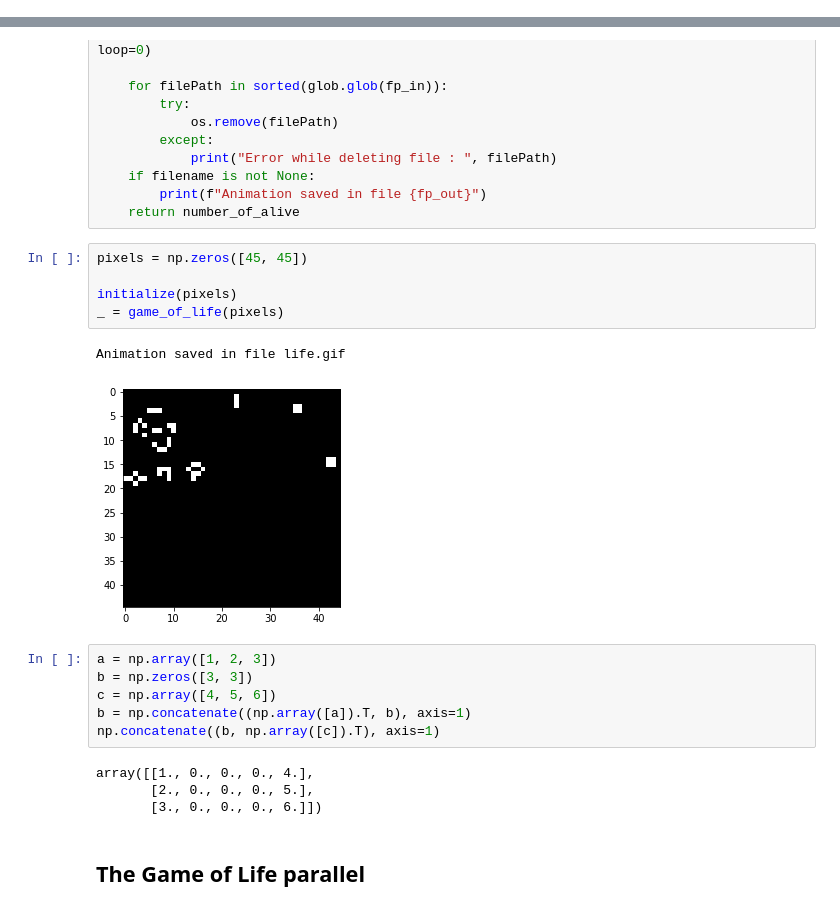
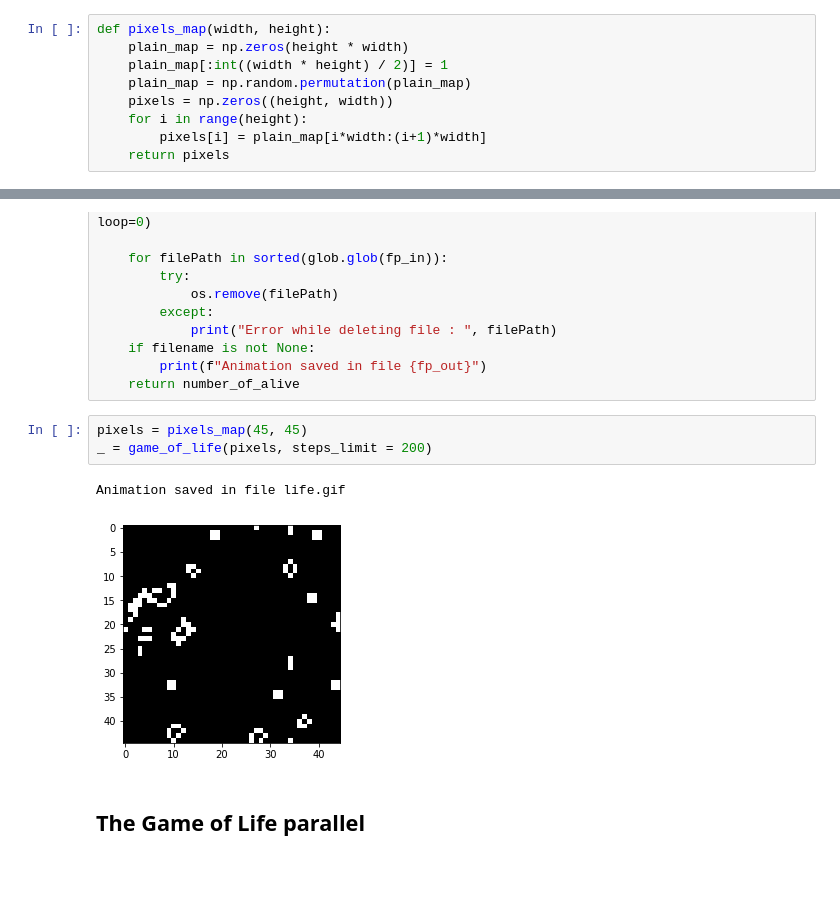
Before and after one commit to RuS2m/HPPL, a Jupyter notebook: HW9/Conway's Game of Life 9.ipynb, the cells around one changed output, grey strips where cells are left out. Cells and saved outputs as stored; diff of their text form; blank space fills up the shorter version.

```diff
--- a/HW9/Conway's Game of Life 9.ipynb
+++ b/HW9/Conway's Game of Life 9.ipynb
@@ -42,3 +26,12 @@ def initialize(pixels):
+# %%
+def pixels_map(width, height):
+    plain_map = np.zeros(height * width)
+    plain_map[:int((width * height) / 2)] = 1
+    plain_map = np.random.permutation(plain_map)
+    pixels = np.zeros((height, width))
+    for i in range(height):
+        pixels[i] = plain_map[i*width:(i+1)*width]
+    return pixels
 # %%
 def game_of_life(pixels, steps_limit = 100, filename='life'):
     step = 0
@@ -85,23 +78,11 @@ def game_of_life(pixels, steps_limit = 100, filename='life'):
         print(f"Animation saved in file {fp_out}")
     return number_of_alive
 # %%
-pixels = np.zeros([45, 45])
-
-initialize(pixels)
-_ = game_of_life(pixels)
+pixels = pixels_map(45, 45)
+_ = game_of_life(pixels, steps_limit = 200)
 # %% [output]
 Animation saved in file life.gif
-[figure, old version]
+[figure, new version]
-# %%
-a = np.array([1, 2, 3])
-b = np.zeros([3, 3])
-c = np.array([4, 5, 6])
-b = np.concatenate((np.array([a]).T, b), axis=1)
-np.concatenate((b, np.array([c]).T), axis=1)
-# %% [output]
-array([[1., 0., 0., 0., 4.],
-       [2., 0., 0., 0., 5.],
-       [3., 0., 0., 0., 6.]])
 # %% [markdown]
 ## The Game of Life parallel
 # %%
```
Also changed, not shown: parts of 4 cells of this notebook, 4 other files.
